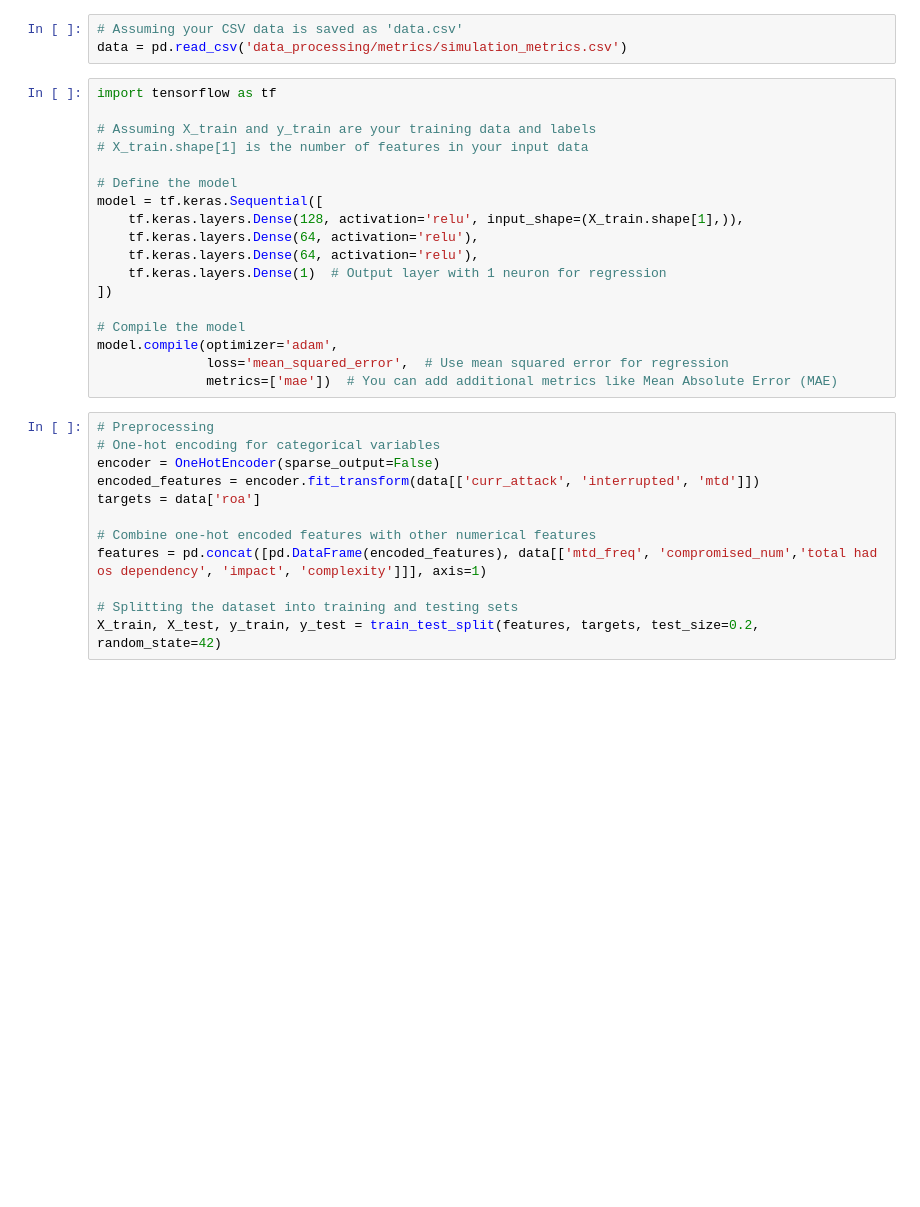
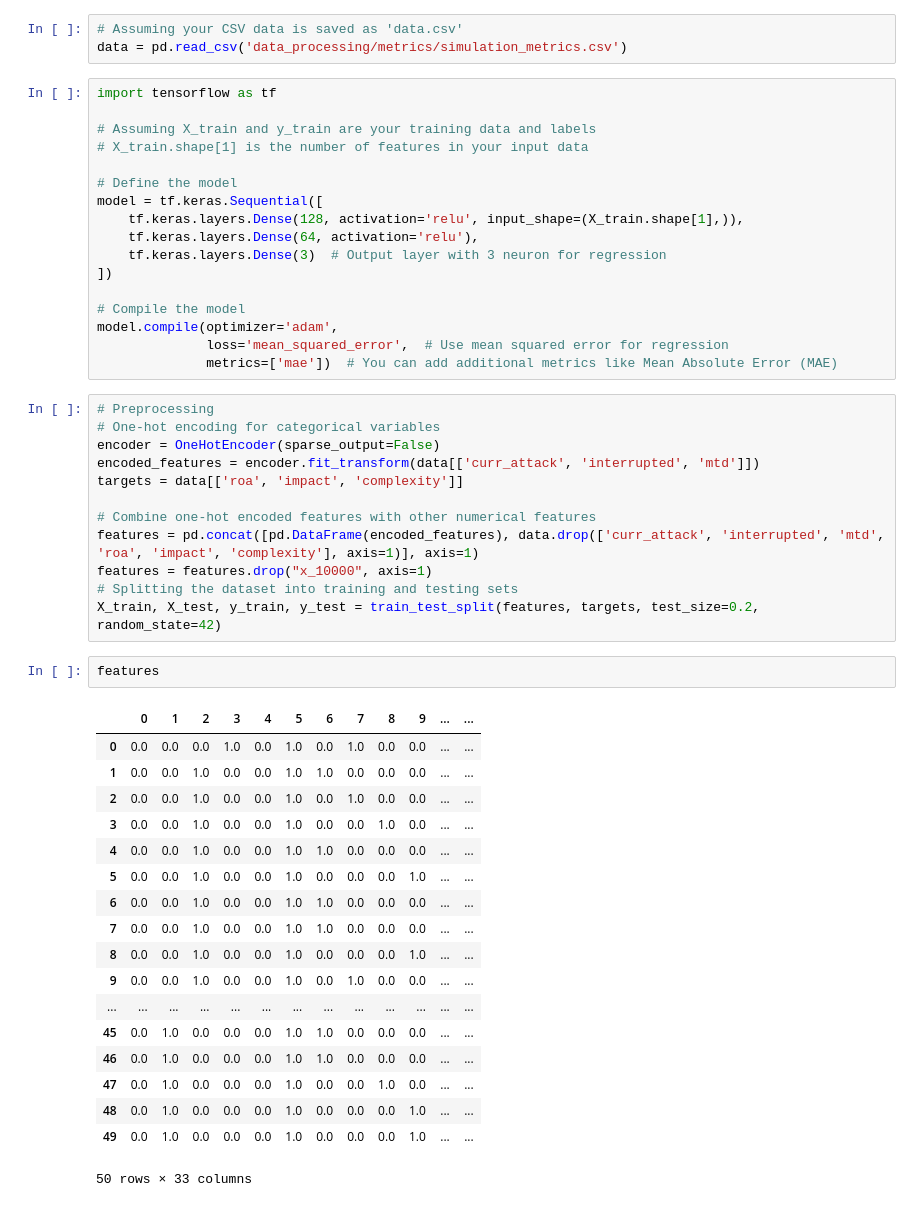
Before and after one commit to Bsubs/MTDSim, a Jupyter notebook: experiments/AI_model/mtd_ai.ipynb, the cells around one changed output. Saved outputs shown, nothing was run; the diff lists cells and outputs as text; blank space fills up the shorter version.

```diff
--- a/experiments/AI_model/mtd_ai.ipynb
+++ b/experiments/AI_model/mtd_ai.ipynb
@@ -87,8 +95,7 @@ import tensorflow as tf
 model = tf.keras.Sequential([
     tf.keras.layers.Dense(128, activation='relu', input_shape=(X_train.shape[1],)),
     tf.keras.layers.Dense(64, activation='relu'),
-    tf.keras.layers.Dense(64, activation='relu'),
-    tf.keras.layers.Dense(1)  # Output layer with 1 neuron for regression
+    tf.keras.layers.Dense(3)  # Output layer with 3 neuron for regression
 ])
 
 # Compile the model
@@ -100,13 +107,34 @@ model.compile(optimizer='adam',
 # One-hot encoding for categorical variables
 encoder = OneHotEncoder(sparse_output=False)
 encoded_features = encoder.fit_transform(data[['curr_attack', 'interrupted', 'mtd']])
-targets = data['roa']
+targets = data[['roa', 'impact', 'complexity']]
 
 # Combine one-hot encoded features with other numerical features
-features = pd.concat([pd.DataFrame(encoded_features), data[['mtd_freq', 'compromised_num','total had os dependency', 'impact', 'complexity']]], axis=1)
-
+features = pd.concat([pd.DataFrame(encoded_features), data.drop(['curr_attack', 'interrupted', 'mtd', 'roa', 'impact', 'complexity'], axis=1)], axis=1)
+features = features.drop("x_10000", axis=1)
 # Splitting the dataset into training and testing sets
 X_train, X_test, y_train, y_test = train_test_split(features, targets, test_size=0.2, random_state=42)
+# %%
+features
+# %% [output]
+|  | 0 | 1 | 2 | 3 | 4 | 5 | 6 | 7 | 8 | 9 | ... | ... |
+| 0 | 0.0 | 0.0 | 0.0 | 1.0 | 0.0 | 1.0 | 0.0 | 1.0 | 0.0 | 0.0 | ... | ... |
+| 1 | 0.0 | 0.0 | 1.0 | 0.0 | 0.0 | 1.0 | 1.0 | 0.0 | 0.0 | 0.0 | ... | ... |
+| 2 | 0.0 | 0.0 | 1.0 | 0.0 | 0.0 | 1.0 | 0.0 | 1.0 | 0.0 | 0.0 | ... | ... |
+| 3 | 0.0 | 0.0 | 1.0 | 0.0 | 0.0 | 1.0 | 0.0 | 0.0 | 1.0 | 0.0 | ... | ... |
+| 4 | 0.0 | 0.0 | 1.0 | 0.0 | 0.0 | 1.0 | 1.0 | 0.0 | 0.0 | 0.0 | ... | ... |
+| 5 | 0.0 | 0.0 | 1.0 | 0.0 | 0.0 | 1.0 | 0.0 | 0.0 | 0.0 | 1.0 | ... | ... |
+| 6 | 0.0 | 0.0 | 1.0 | 0.0 | 0.0 | 1.0 | 1.0 | 0.0 | 0.0 | 0.0 | ... | ... |
+| 7 | 0.0 | 0.0 | 1.0 | 0.0 | 0.0 | 1.0 | 1.0 | 0.0 | 0.0 | 0.0 | ... | ... |
+| 8 | 0.0 | 0.0 | 1.0 | 0.0 | 0.0 | 1.0 | 0.0 | 0.0 | 0.0 | 1.0 | ... | ... |
+| 9 | 0.0 | 0.0 | 1.0 | 0.0 | 0.0 | 1.0 | 0.0 | 1.0 | 0.0 | 0.0 | ... | ... |
+| ... | ... | ... | ... | ... | ... | ... | ... | ... | ... | ... | ... | ... |
+| 45 | 0.0 | 1.0 | 0.0 | 0.0 | 0.0 | 1.0 | 1.0 | 0.0 | 0.0 | 0.0 | ... | ... |
+| 46 | 0.0 | 1.0 | 0.0 | 0.0 | 0.0 | 1.0 | 1.0 | 0.0 | 0.0 | 0.0 | ... | ... |
+| 47 | 0.0 | 1.0 | 0.0 | 0.0 | 0.0 | 1.0 | 0.0 | 0.0 | 1.0 | 0.0 | ... | ... |
+| 48 | 0.0 | 1.0 | 0.0 | 0.0 | 0.0 | 1.0 | 0.0 | 0.0 | 0.0 | 1.0 | ... | ... |
+| 49 | 0.0 | 1.0 | 0.0 | 0.0 | 0.0 | 1.0 | 0.0 | 0.0 | 0.0 | 1.0 | ... | ... |
+50 rows × 33 columns
 # %%
 X_train, y_train
 # %% [output]
```
Also changed, not shown: parts of 12 cells of this notebook, 15 other files.
